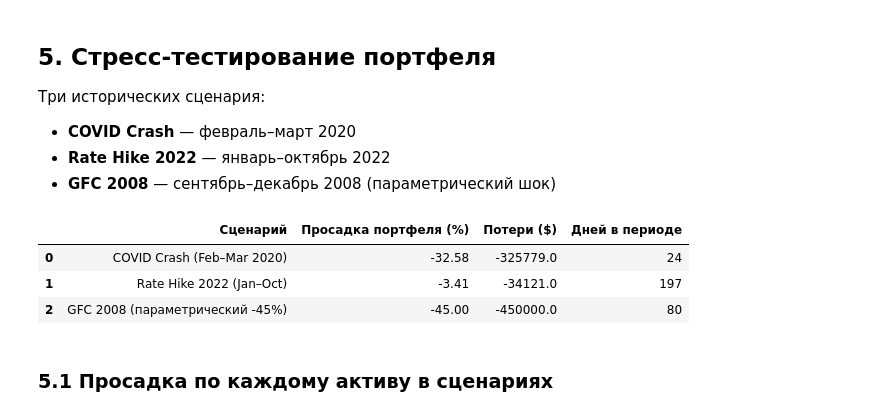
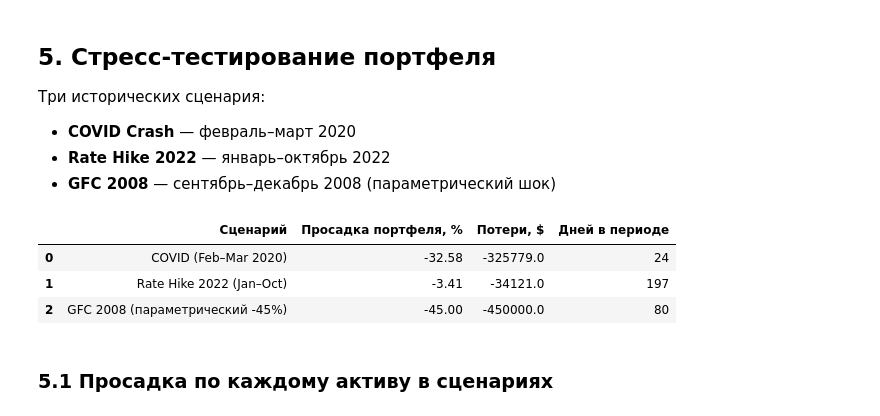
Before and after one commit to d1mene/AI-Risk-Management, a Jupyter notebook: market_risk_agent.ipynb, the cells around one changed output. Saved outputs shown, nothing was run; the diff lists cells and outputs as text; code cells hidden in the pictures.

```diff
--- a/market_risk_agent.ipynb
+++ b/market_risk_agent.ipynb
@@ -249,38 +249,38 @@ fig.show()
 - **GFC 2008** — сентябрь–декабрь 2008 (параметрический шок)
 # %%
 scenarios = {
-    "COVID Crash (Feb–Mar 2020)": ("2020-02-19", "2020-03-23"),
+    "COVID (Feb–Mar 2020)": ("2020-02-19", "2020-03-23"),
     "Rate Hike 2022 (Jan–Oct)":   ("2022-01-03", "2022-10-13"),
 }
 
 stress_results = []
 
 for name, (start, end) in scenarios.items():
     period = raw.loc[start:end]
     if len(period) < 2:
         continue
     total_return = (period.iloc[-1] / period.iloc[0] - 1)
     portfolio_loss = (total_return * weights).sum()
     stress_results.append({
         "Сценарий": name,
-        "Просадка портфеля (%)": round(portfolio_loss * 100, 2),
-        "Потери ($)": round(portfolio_loss * PORTFOLIO_VALUE, 0),
+        "Просадка портфеля, %": round(portfolio_loss * 100, 2),
+        "Потери, $": round(portfolio_loss * PORTFOLIO_VALUE, 0),
         "Дней в периоде": len(period)
     })
 
 gfc_shock = -0.45
 stress_results.append({
     "Сценарий": "GFC 2008 (параметрический -45%)",
-    "Просадка портфеля (%)": round(gfc_shock * 100, 2),
-    "Потери ($)": round(gfc_shock * PORTFOLIO_VALUE, 0),
+    "Просадка портфеля, %": round(gfc_shock * 100, 2),
+    "Потери, $": round(gfc_shock * PORTFOLIO_VALUE, 0),
     "Дней в периоде": 80
 })
 
 stress_df = pd.DataFrame(stress_results)
 stress_df
 # %% [output]
-|  | Сценарий | Просадка портфеля (%) | Потери ($) | Дней в периоде |
-| 0 | COVID Crash (Feb–Mar 2020) | -32.58 | -325779.0 | 24 |
+|  | Сценарий | Просадка портфеля, % | Потери, $ | Дней в периоде |
+| 0 | COVID (Feb–Mar 2020) | -32.58 | -325779.0 | 24 |
 | 1 | Rate Hike 2022 (Jan–Oct) | -3.41 | -34121.0 | 197 |
 | 2 | GFC 2008 (параметрический -45%) | -45.00 | -450000.0 | 80 |
 # %% [markdown]
```
Also changed, not shown: parts of 10 cells of this notebook.
